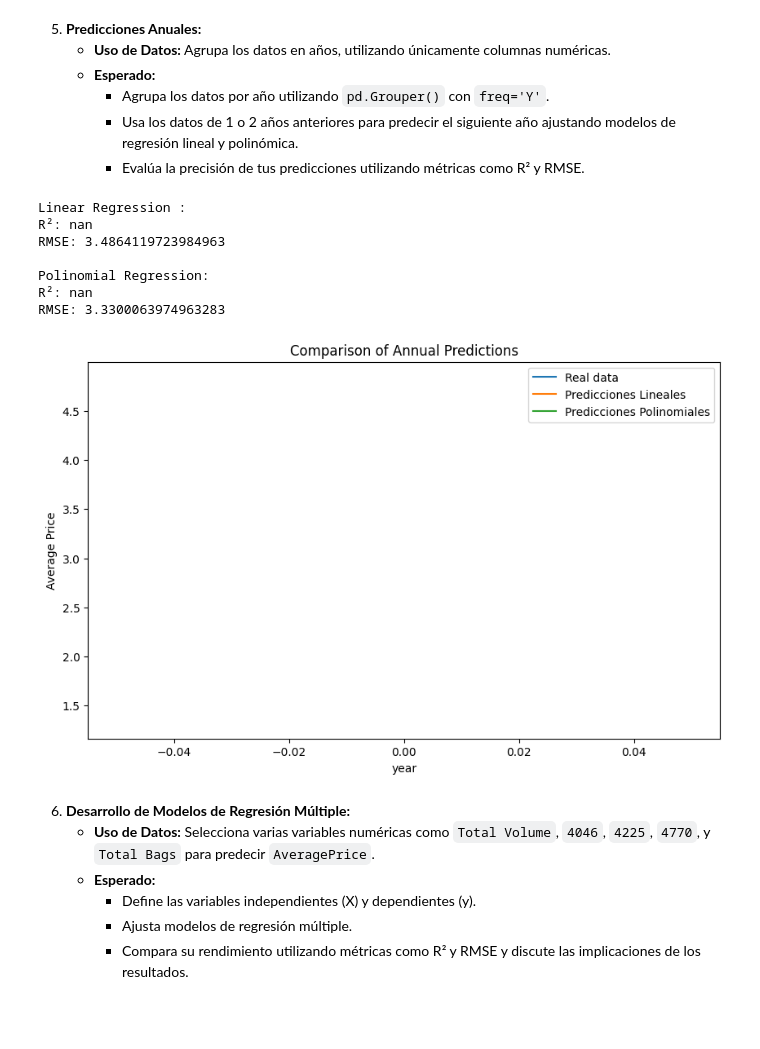
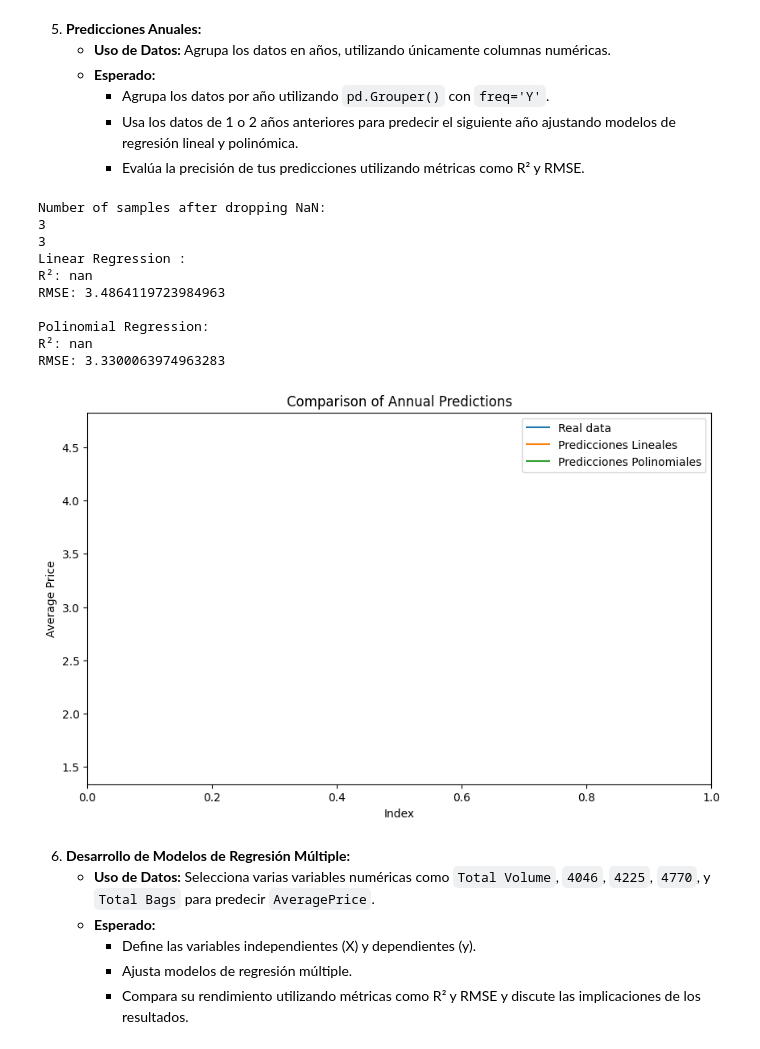
Before and after one commit to Julix4/avocado_project, a Jupyter notebook: proyecto_markdown.ipynb, the cells around one changed output. Drawn from its saved outputs; the diff is of its cells as text; code cells hidden in the pictures; blank space fills up the shorter version.

```diff
--- a/proyecto_markdown.ipynb
+++ b/proyecto_markdown.ipynb
@@ -387,6 +413,7 @@ from sklearn.model_selection import train_test_split
 from sklearn.linear_model import LinearRegression
 from sklearn.preprocessing import PolynomialFeatures
 from sklearn.metrics import mean_squared_error, r2_score
+from sklearn.preprocessing import StandardScaler
 import matplotlib.pyplot as plt
 
 
@@ -401,7 +428,16 @@ y = df_anual['AveragePrice'].shift(-1)
 X.dropna(inplace=True)
 y.dropna(inplace=True)
 
+print("Number of samples after dropping NaN:")
+print(len(X))
+print(len(y))
+
 X_train, X_test, y_train, y_test = train_test_split(X, y, test_size=0.2, random_state=42)
+
+scaler = StandardScaler()
+X_train_scaled = scaler.fit_transform(X_train)
+X_test_scaled = scaler.transform(X_test)
+
 
 model_linear = LinearRegression()
 model_linear.fit(X_train, y_train)
@@ -415,35 +451,53 @@ X_poly_test = poly.transform(X_test)
 model_poly = LinearRegression()
 model_poly.fit(X_poly_train, y_train)
 y_pred_poly = model_poly.predict(X_poly_test)
 
 
 print("Linear Regression :")
 print("R²:", r2_score(y_test, y_pred_linear))
 print("RMSE:", np.sqrt(mean_squared_error(y_test, y_pred_linear)))
 
 print("\nPolinomial Regression:")
 print("R²:", r2_score(y_test, y_pred_poly))
 print("RMSE:", np.sqrt(mean_squared_error(y_test, y_pred_poly)))
 
 
 plt.figure(figsize=(10, 6))
+
+# Convert predictions to DataFrames to use reset_index()
+y_test_df = pd.DataFrame(y_test)
+y_pred_linear_df = pd.DataFrame(y_pred_linear)
+y_pred_poly_df = pd.DataFrame(y_pred_poly)
+
+# Reset index
+y_test_df.reset_index(drop=True, inplace=True)
+y_pred_linear_df.reset_index(drop=True, inplace=True)
+y_pred_poly_df.reset_index(drop=True, inplace=True)
+
+# Plotar com ajuste nos limites dos eixos (ajuste conforme necessário)
 plt.plot(y_test.index, y_test, label='Real data')
 plt.plot(y_test.index, y_pred_linear, label='Predicciones Lineales')
 plt.plot(y_test.index, y_pred_poly, label='Predicciones Polinomiales')
 plt.legend()
 plt.title("Comparison of Annual Predictions")
-plt.xlabel("year")
+plt.xlabel("Index")
 plt.ylabel("Average Price")
+plt.xlim(0, len(y_test))  # Ajustar os limites do eixo x
+plt.ylim(min(y_test.min(), y_pred_linear.min(), y_pred_poly.min()),
+        max(y_test.max(), y_pred_linear.max(), y_pred_poly.max()))  # Ajustar os limites do eixo y
 plt.show()
 # %% [output]
+Number of samples after dropping NaN:
+3
+3
 Linear Regression :
 R²: nan
 RMSE: 3.4864119723984963
 
 Polinomial Regression:
 R²: nan
 RMSE: 3.3300063974963283
-[figure, old version]
+[figure, new version]
 # %% [markdown]
 6. **Desarrollo de Modelos de Regresión Múltiple:**
    - **Uso de Datos:** Selecciona varias variables numéricas como `Total Volume`, `4046`, `4225`, `4770`, y `Total Bags` para predecir `AveragePrice`.
```
Also changed, not shown: parts of 7 cells of this notebook.
